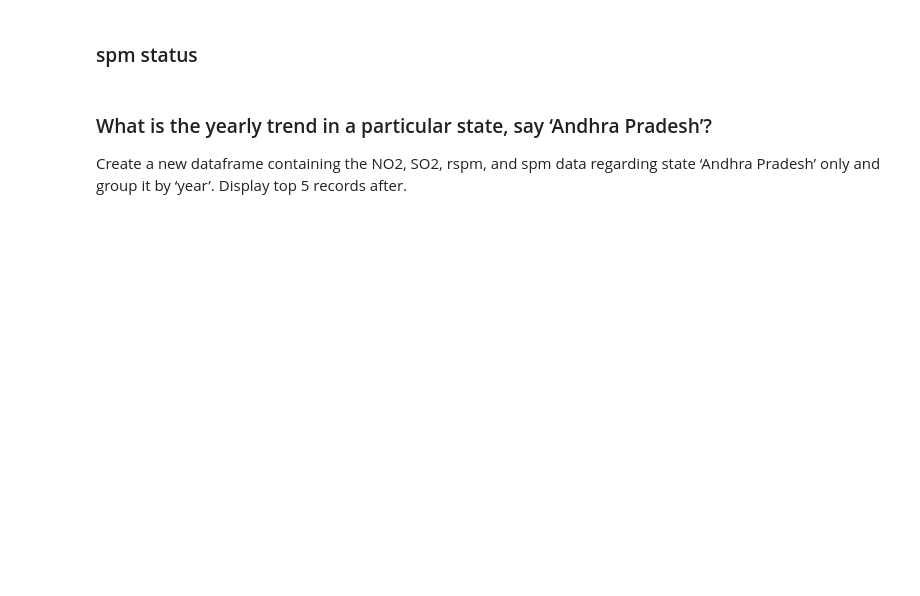
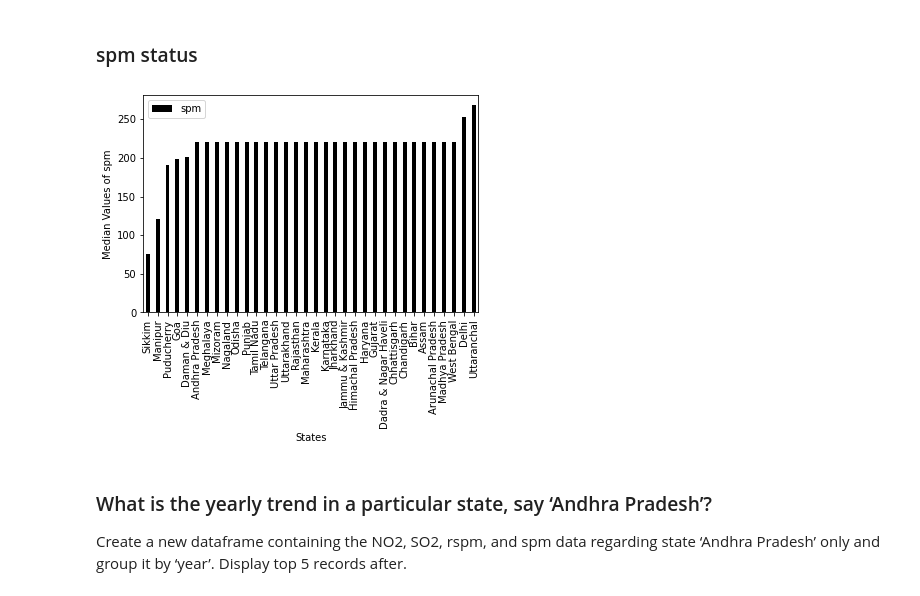
Before and after one commit to ldennis1/BSAN6070, a Jupyter notebook: India Air Quality-CA01-Lauren Dennis.ipynb, the cells around one changed output. Saved outputs shown, nothing was run; the diff lists cells and outputs as text; code cells hidden in the pictures; blank space fills up the shorter version.

```diff
--- a/India Air Quality-CA01-Lauren Dennis.ipynb
+++ b/India Air Quality-CA01-Lauren Dennis.ipynb
@@ -273,3 +291,13 @@ Calculate median values of so2, no2, rspm, spm for each state and display in (a)
+# %%
+spmtab = data.groupby('state', as_index=False)['spm'].median().round(2).sort_values('spm')
+
+spmtab.plot(x='state', y='spm', kind="bar", rot=90, width=.4, color='black')
+
+plt.xlabel("States")
+plt.ylabel("Median Values of spm")
+plt.show()
+# %% [output]
+[figure, added]
 # %% [markdown]
 ### What is the yearly trend in a particular state, say ‘Andhra Pradesh’?
 
```
Also changed, not shown: parts of 17 cells of this notebook.
